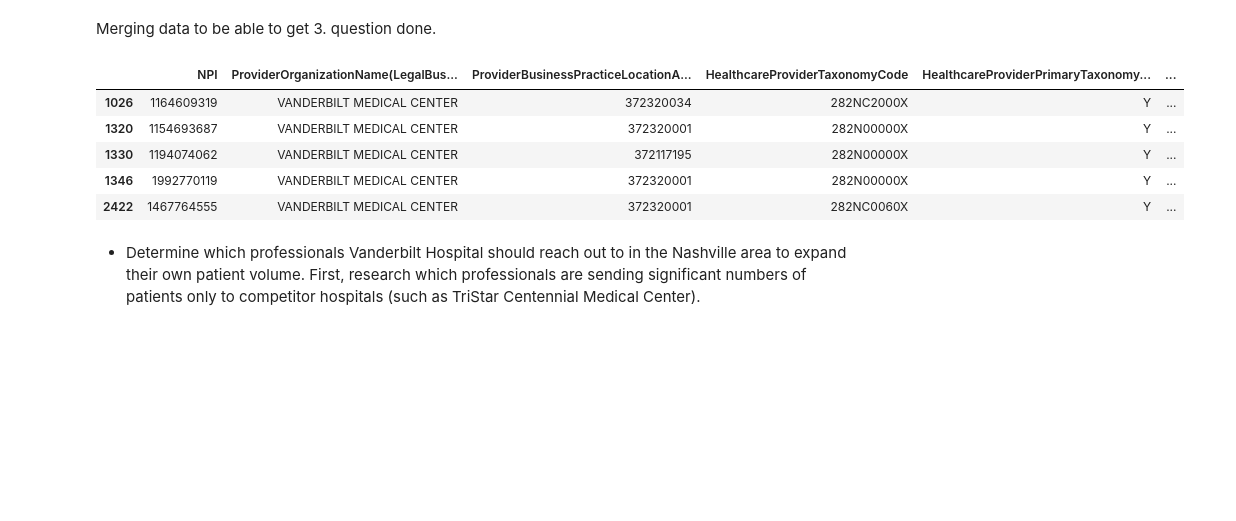
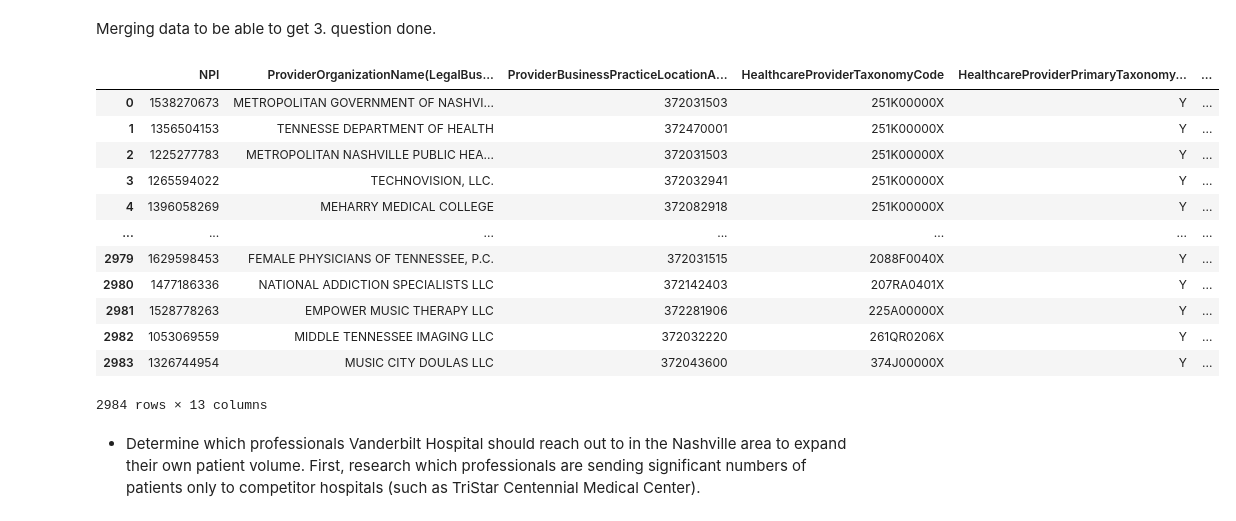
Before and after one commit to nss-data-science-cohort-6/hop_team-double-eagle-ii, a Jupyter notebook: Analysis_AC.ipynb, the cells around one changed output. Saved outputs shown, nothing was run; the diff lists cells and outputs as text; code cells hidden in the pictures; blank space fills up the shorter version.

```diff
--- a/Analysis_AC.ipynb
+++ b/Analysis_AC.ipynb
@@ -131,12 +131,19 @@ Merging data to be able to get 3. question done.
 # %%
 provider
 
-provider[provider['ProviderOrganizationName(LegalBusinessName)'] == 'VANDERBILT MEDICAL CENTER']
+#provider[provider['ProviderOrganizationName(LegalBusinessName)'] == 'VANDERBILT MEDICAL CENTER']
 # %% [output]
 |  | NPI | ProviderOrganizationName(LegalBus... | ProviderBusinessPracticeLocationA... | HealthcareProviderTaxonomyCode | HealthcareProviderPrimaryTaxonomy... | ... |
-| 1026 | 1164609319 | VANDERBILT MEDICAL CENTER | 372320034 | 282NC2000X | Y | ... |
-| 1320 | 1154693687 | VANDERBILT MEDICAL CENTER | 372320001 | 282N00000X | Y | ... |
-| 1330 | 1194074062 | VANDERBILT MEDICAL CENTER | 372117195 | 282N00000X | Y | ... |
-| 1346 | 1992770119 | VANDERBILT MEDICAL CENTER | 372320001 | 282N00000X | Y | ... |
-| 2422 | 1467764555 | VANDERBILT MEDICAL CENTER | 372320001 | 282NC0060X | Y | ... |
+| 0 | 1538270673 | METROPOLITAN GOVERNMENT OF NASHVI... | 372031503 | 251K00000X | Y | ... |
+| 1 | 1356504153 | TENNESSE DEPARTMENT OF HEALTH | 372470001 | 251K00000X | Y | ... |
+| 2 | 1225277783 | METROPOLITAN NASHVILLE PUBLIC HEA... | 372031503 | 251K00000X | Y | ... |
+| 3 | 1265594022 | TECHNOVISION, LLC. | 372032941 | 251K00000X | Y | ... |
+| 4 | 1396058269 | MEHARRY MEDICAL COLLEGE | 372082918 | 251K00000X | Y | ... |
+| ... | ... | ... | ... | ... | ... | ... |
+| 2979 | 1629598453 | FEMALE PHYSICIANS OF TENNESSEE, P.C. | 372031515 | 2088F0040X | Y | ... |
+| 2980 | 1477186336 | NATIONAL ADDICTION SPECIALISTS LLC | 372142403 | 207RA0401X | Y | ... |
+| 2981 | 1528778263 | EMPOWER MUSIC THERAPY LLC | 372281906 | 225A00000X | Y | ... |
+| 2982 | 1053069559 | MIDDLE TENNESSEE IMAGING LLC | 372032220 | 261QR0206X | Y | ... |
+| 2983 | 1326744954 | MUSIC CITY DOULAS LLC | 372043600 | 374J00000X | Y | ... |
+2984 rows × 13 columns
 # %% [markdown]
```
Also changed, not shown: parts of 6 cells of this notebook.
